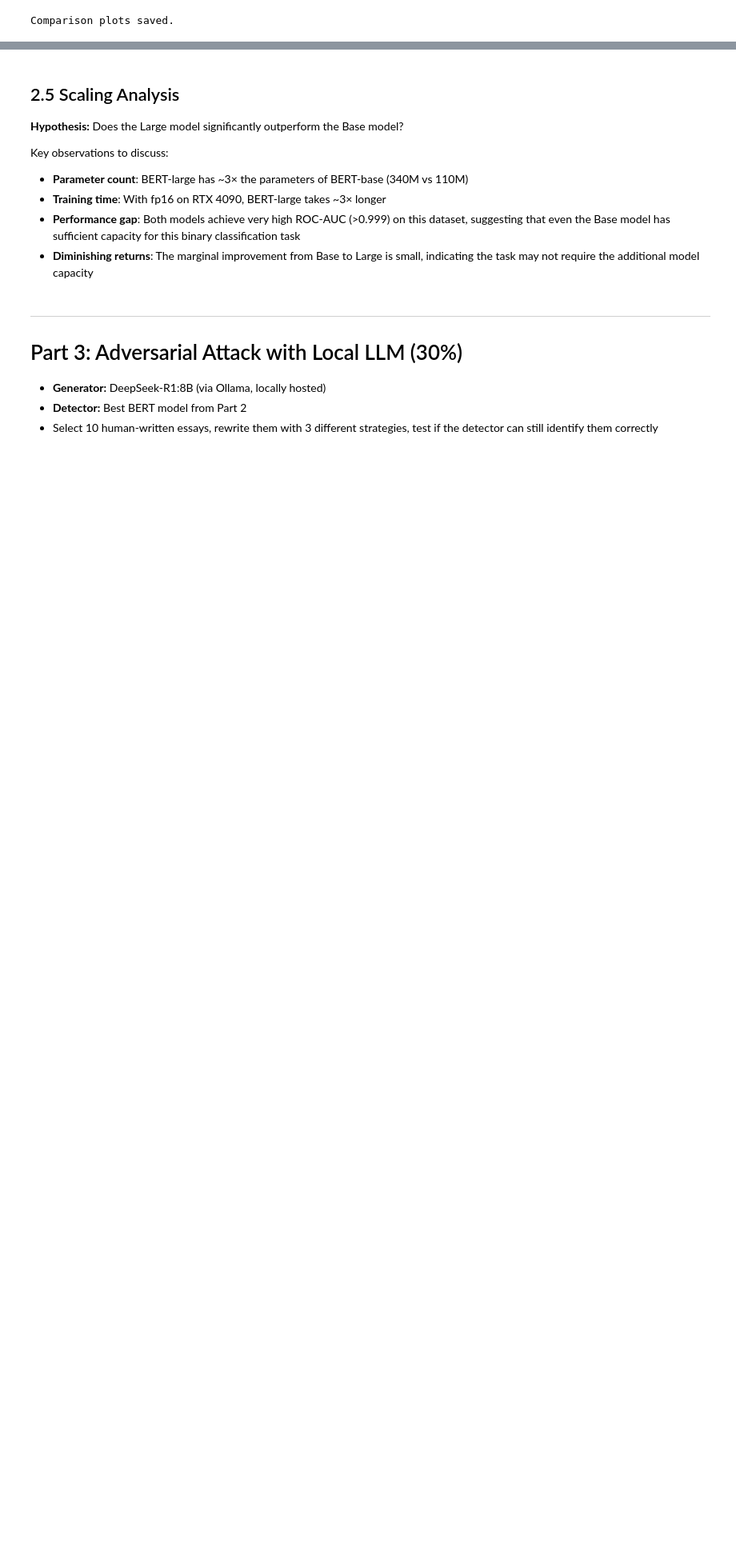
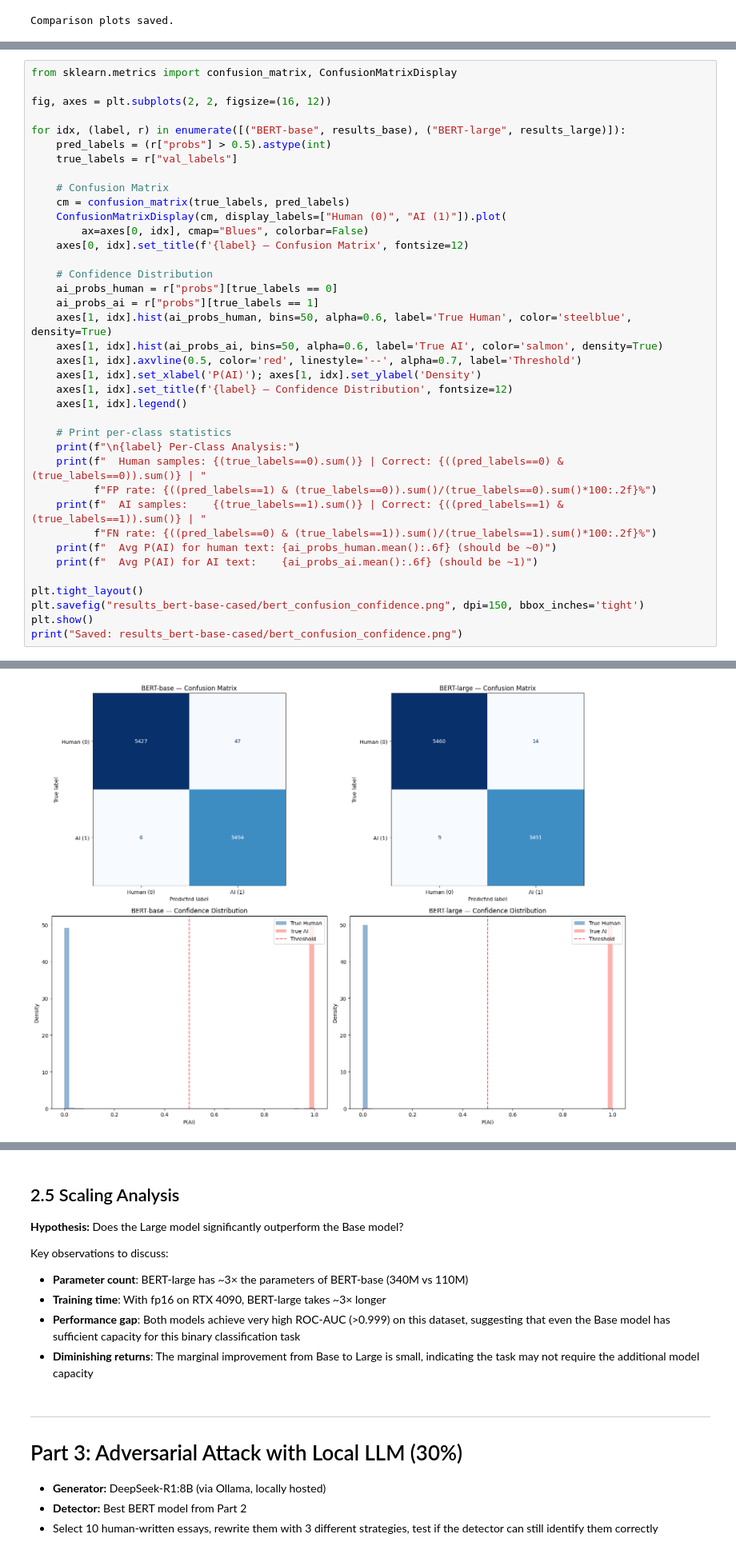
Before and after one commit to fader2077/Recurrent-Neural-Network-and-Transformer-HW, a Jupyter notebook: hw2/HW2.ipynb, the cells around one changed output, grey strips where cells are left out. Shown at 80% size. Cells and saved outputs as stored; diff of their text form; blank space fills up the shorter version.

```diff
--- a/hw2/HW2.ipynb
+++ b/hw2/HW2.ipynb
@@ -545,0 +699,39 @@ Comparison plots saved.
+# %%
+from sklearn.metrics import confusion_matrix, ConfusionMatrixDisplay
+
+fig, axes = plt.subplots(2, 2, figsize=(16, 12))
+
+for idx, (label, r) in enumerate([("BERT-base", results_base), ("BERT-large", results_large)]):
+    pred_labels = (r["probs"] > 0.5).astype(int)
+    true_labels = r["val_labels"]
+
+    # Confusion Matrix
+    cm = confusion_matrix(true_labels, pred_labels)
+    ConfusionMatrixDisplay(cm, display_labels=["Human (0)", "AI (1)"]).plot(
+        ax=axes[0, idx], cmap="Blues", colorbar=False)
+    axes[0, idx].set_title(f'{label} — Confusion Matrix', fontsize=12)
+
+    # Confidence Distribution
+    ai_probs_human = r["probs"][true_labels == 0]
+    ai_probs_ai = r["probs"][true_labels == 1]
+    axes[1, idx].hist(ai_probs_human, bins=50, alpha=0.6, label='True Human', color='steelblue', density=True)
+    axes[1, idx].hist(ai_probs_ai, bins=50, alpha=0.6, label='True AI', color='salmon', density=True)
+    axes[1, idx].axvline(0.5, color='red', linestyle='--', alpha=0.7, label='Threshold')
+    axes[1, idx].set_xlabel('P(AI)'); axes[1, idx].set_ylabel('Density')
+    axes[1, idx].set_title(f'{label} — Confidence Distribution', fontsize=12)
+    axes[1, idx].legend()
+
+    # Print per-class statistics
+    print(f"\n{label} Per-Class Analysis:")
+    print(f"  Human samples: {(true_labels==0).sum()} | Correct: {((pred_labels==0) & (true_labels==0)).sum()} | "
+          f"FP rate: {((pred_labels==1) & (true_labels==0)).sum()/(true_labels==0).sum()*100:.2f}%")
+    print(f"  AI samples:    {(true_labels==1).sum()} | Correct: {((pred_labels==1) & (true_labels==1)).sum()} | "
+          f"FN rate: {((pred_labels==0) & (true_labels==1)).sum()/(true_labels==1).sum()*100:.2f}%")
+    print(f"  Avg P(AI) for human text: {ai_probs_human.mean():.6f} (should be ~0)")
+    print(f"  Avg P(AI) for AI text:    {ai_probs_ai.mean():.6f} (should be ~1)")
+
+plt.tight_layout()
+plt.savefig("results_bert-base-cased/bert_confusion_confidence.png", dpi=150, bbox_inches='tight')
+plt.show()
+print("Saved: results_bert-base-cased/bert_confusion_confidence.png")
+# %% [output]
@@ -545,0 +749 @@ Comparison plots saved.
+[figure, added]
```
Also changed, not shown: parts of 21 cells of this notebook, 7 other files.
